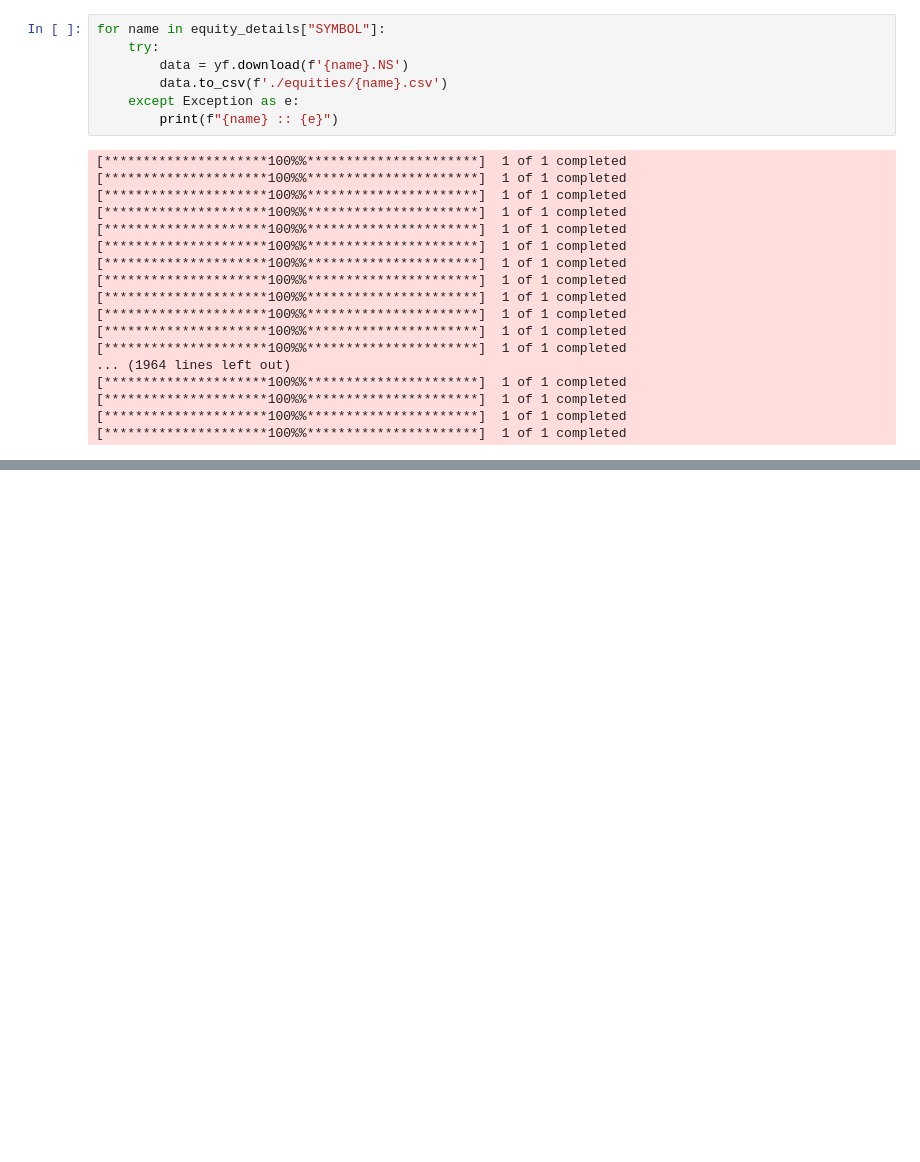
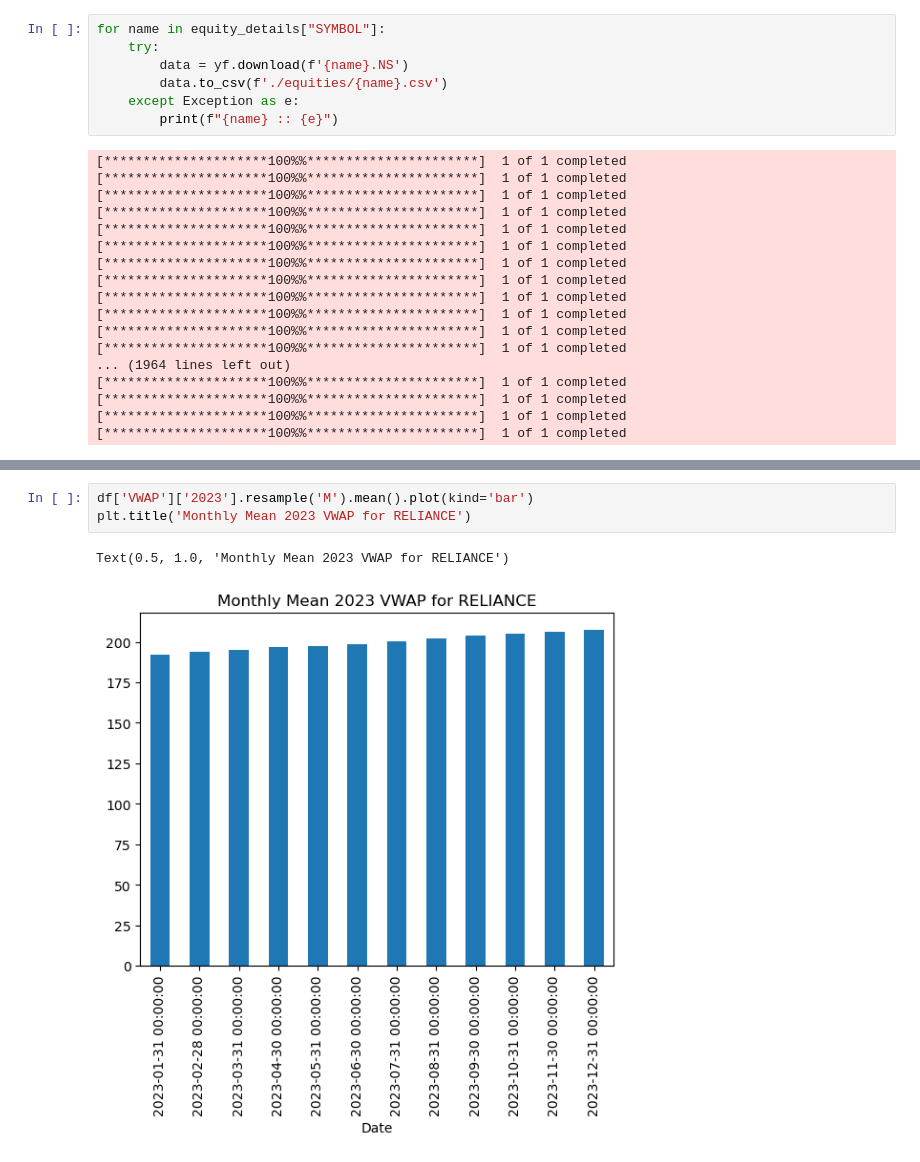
Before and after one commit to HP3-16/time-series-stocks, a Jupyter notebook: main_update_v1.ipynb, the cells around one changed output, grey strips where cells are left out. Drawn from its saved outputs; the diff is of its cells as text; blank space fills up the shorter version.

```diff
--- a/main_update_v1.ipynb
+++ b/main_update_v1.ipynb
@@ -94,0 +111,6 @@ ax.set_title('High v/s Low', fontsize=24);
+# %%
+df['VWAP']['2023'].resample('M').mean().plot(kind='bar')
+plt.title('Monthly Mean 2023 VWAP for RELIANCE')
+# %% [output]
+Text(0.5, 1.0, 'Monthly Mean 2023 VWAP for RELIANCE')
+[figure, added]
```
Also changed, not shown: parts of 7 cells of this notebook.
